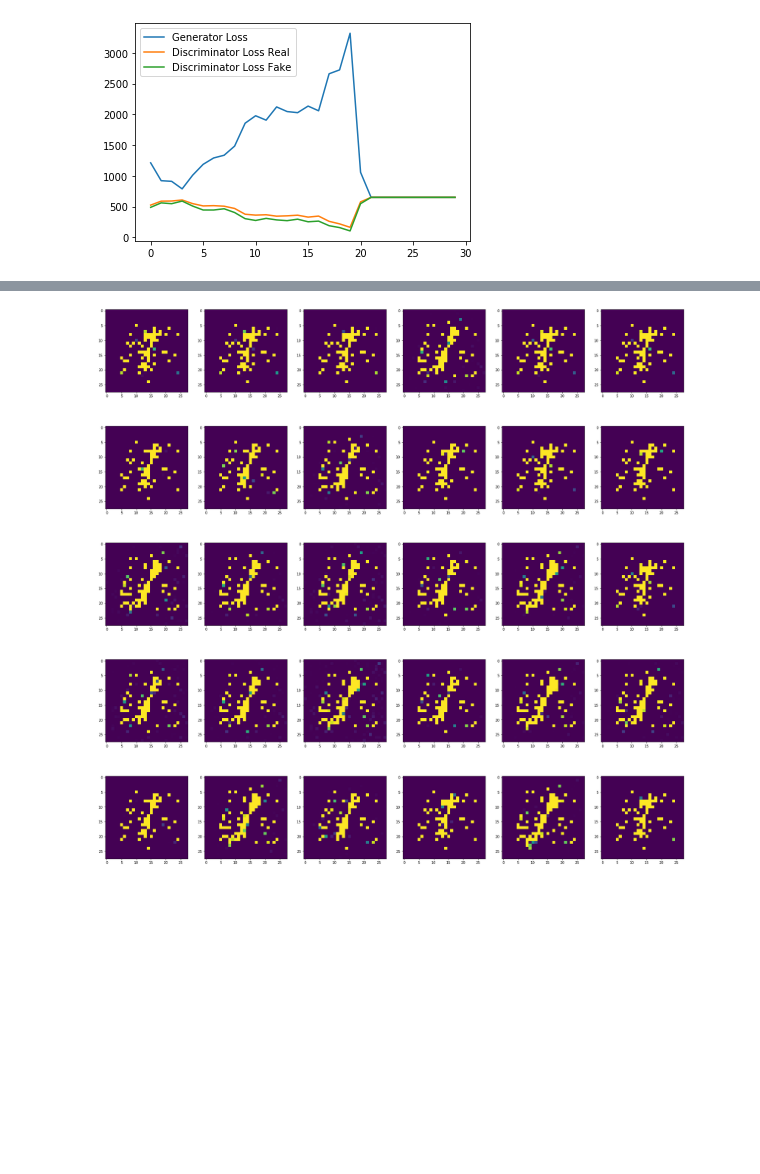
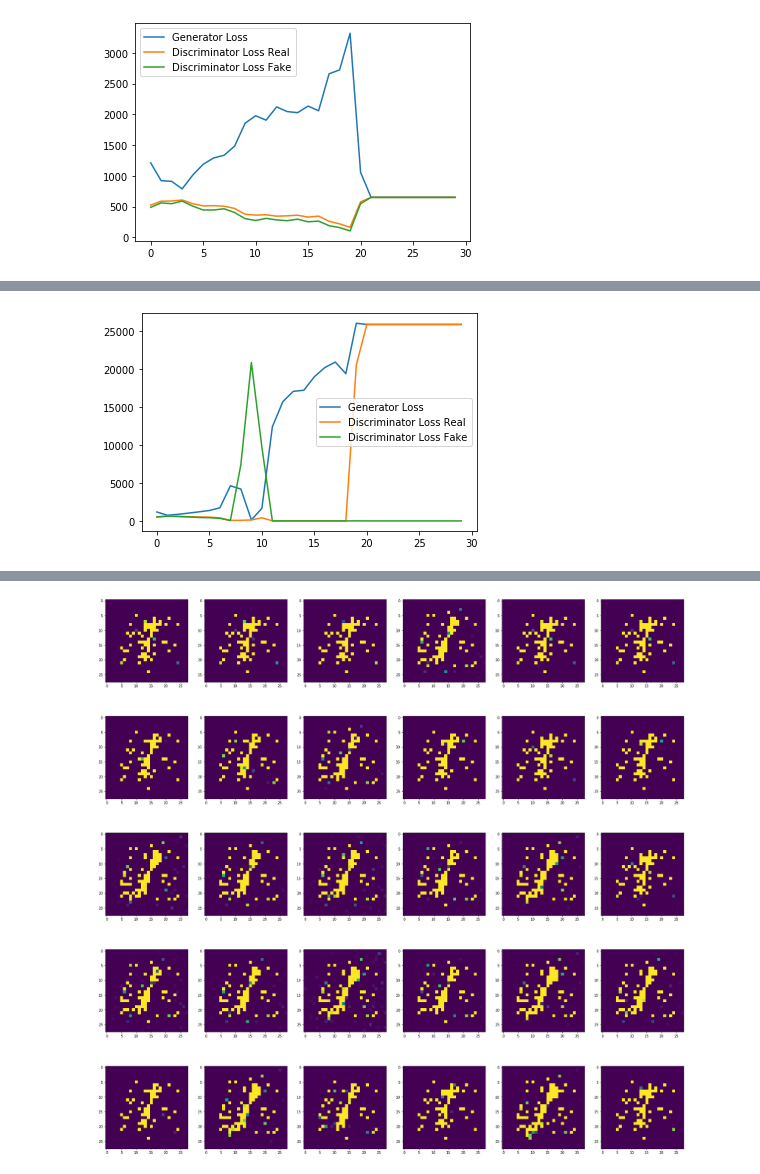
Before and after one commit to harsh-rawat/Machine-Learning-Projects, a Jupyter notebook: Basic GAN Implemenation.ipynb, the cells around one changed output, grey strips where cells are left out. Drawn from its saved outputs; the diff is of its cells as text; code cells hidden in the pictures; blank space fills up the shorter version.

```diff
--- a/Basic GAN Implemenation.ipynb
+++ b/Basic GAN Implemenation.ipynb
@@ -307,0 +360,7 @@ Generator Loss after 30 epoch is 650.1720571517944 and Discriminator loss is 650
+# %%
+gen_lr = 0.1
+dis_lr = 0.1
+generator, discriminator = (None, None)
+gc.collect()
+generator, discriminator = train(30)
+# %% [output]
@@ -307,0 +384 @@ Generator Loss after 30 epoch is 650.1720571517944 and Discriminator loss is 650
+[figure, added]
```
Also changed, not shown: parts of 11 cells of this notebook.
